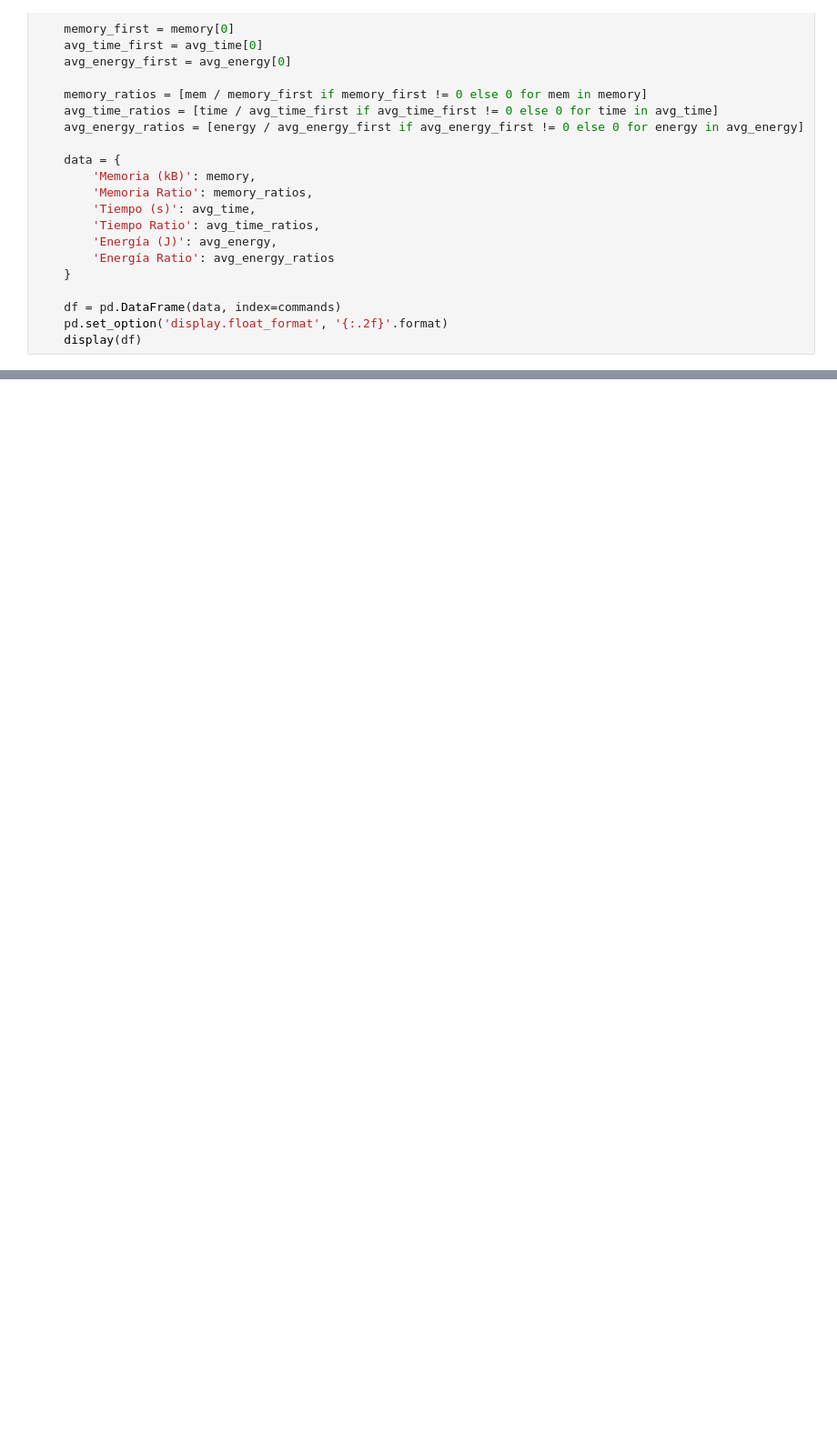
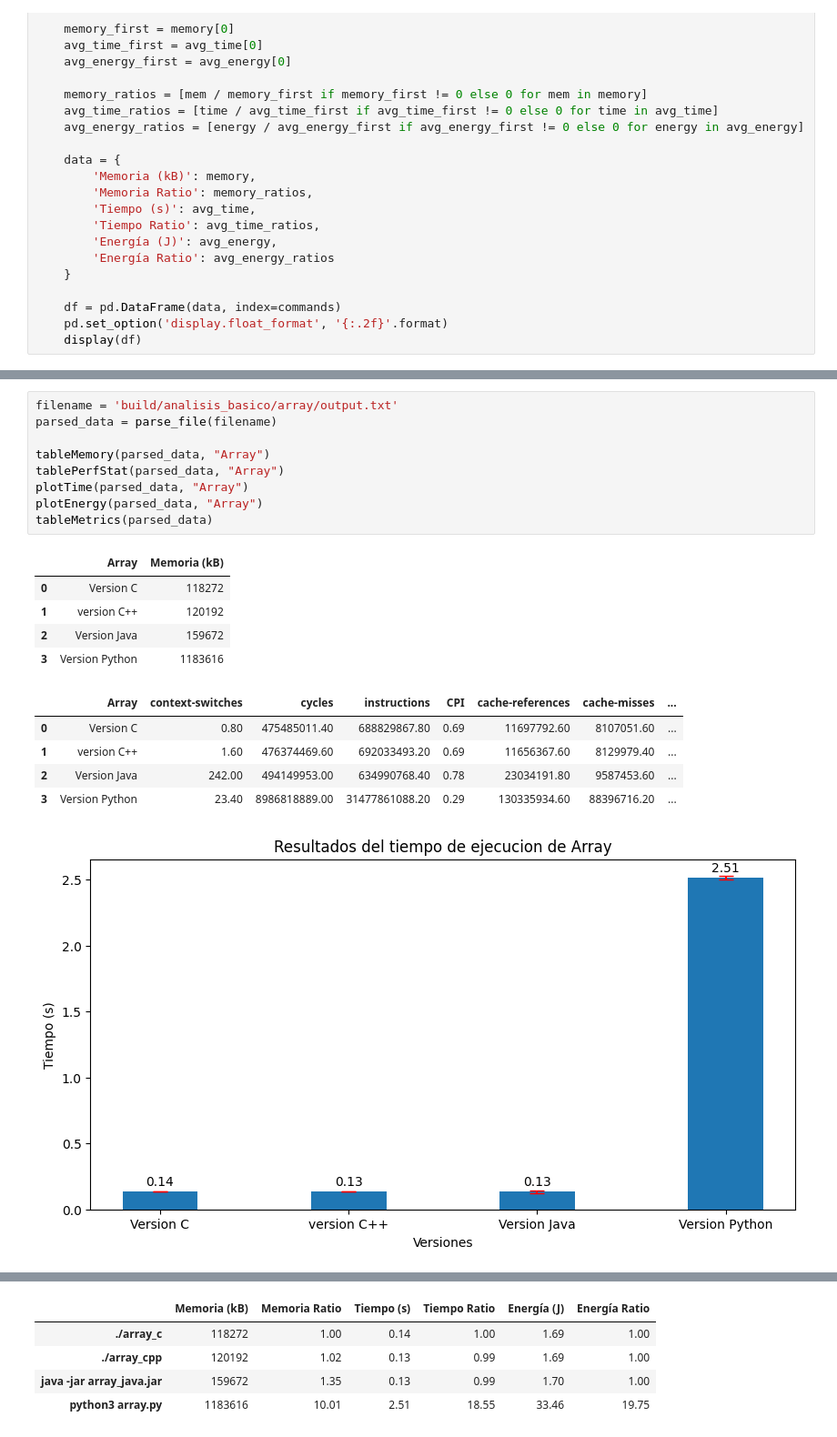
Before and after one commit to Kaijie125/LanguagePerformance, a Jupyter notebook: resultados.ipynb, the cells around one changed output, grey strips where cells are left out. Shown at 91% size. Saved outputs shown, nothing was run; the diff lists cells and outputs as text; blank space fills up the shorter version.

```diff
--- a/resultados.ipynb
+++ b/resultados.ipynb
@@ -796,0 +305,21 @@ tableMetrics(parsed_data)
+# %%
+filename = 'build/analisis_basico/array/output.txt'
+parsed_data = parse_file(filename)
+
+tableMemory(parsed_data, "Array")
+tablePerfStat(parsed_data, "Array")
+plotTime(parsed_data, "Array")
+plotEnergy(parsed_data, "Array")
+tableMetrics(parsed_data)
+# %% [output]
+|  | Array | Memoria (kB) |
+| 0 | Version C | 118272 |
+| 1 | version C++ | 120192 |
+| 2 | Version Java | 159672 |
+| 3 | Version Python | 1183616 |
+|  | Array | context-switches | cycles | instructions | CPI | cache-references | cache-misses | ... |
+| 0 | Version C | 0.80 | 475485011.40 | 688829867.80 | 0.69 | 11697792.60 | 8107051.60 | ... |
+| 1 | version C++ | 1.60 | 476374469.60 | 692033493.20 | 0.69 | 11656367.60 | 8129979.40 | ... |
+| 2 | Version Java | 242.00 | 494149953.00 | 634990768.40 | 0.78 | 23034191.80 | 9587453.60 | ... |
+| 3 | Version Python | 23.40 | 8986818889.00 | 31477861088.20 | 0.29 | 130335934.60 | 88396716.20 | ... |
+[figure, added]
@@ -796,0 +327,5 @@ tableMetrics(parsed_data)
+|  | Memoria (kB) | Memoria Ratio | Tiempo (s) | Tiempo Ratio | Energía (J) | Energía Ratio |
+| ./array_c | 118272 | 1.00 | 0.14 | 1.00 | 1.69 | 1.00 |
+| ./array_cpp | 120192 | 1.02 | 0.13 | 0.99 | 1.69 | 1.00 |
+| java -jar array_java.jar | 159672 | 1.35 | 0.13 | 0.99 | 1.70 | 1.00 |
+| python3 array.py | 1183616 | 10.01 | 2.51 | 18.55 | 33.46 | 19.75 |
```
Also changed, not shown: parts of 45 cells of this notebook.
